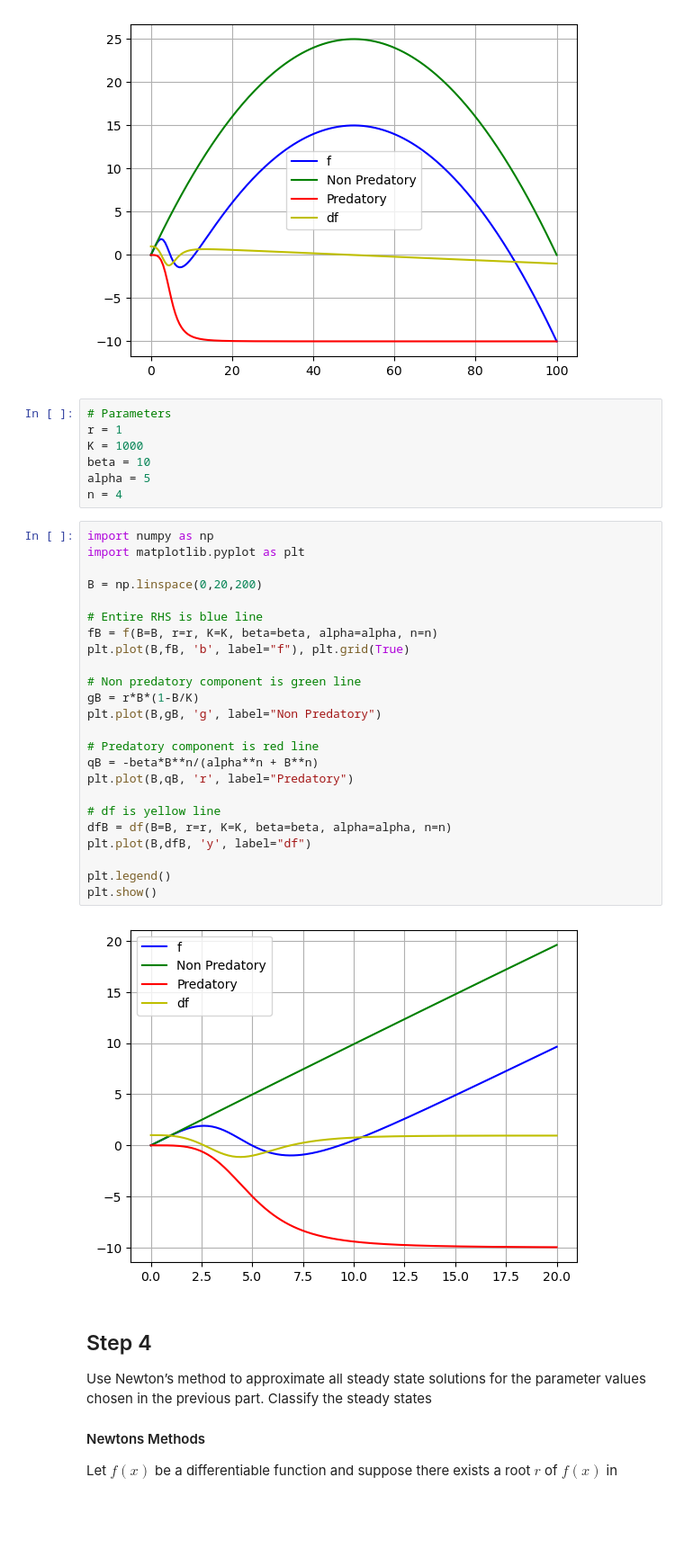
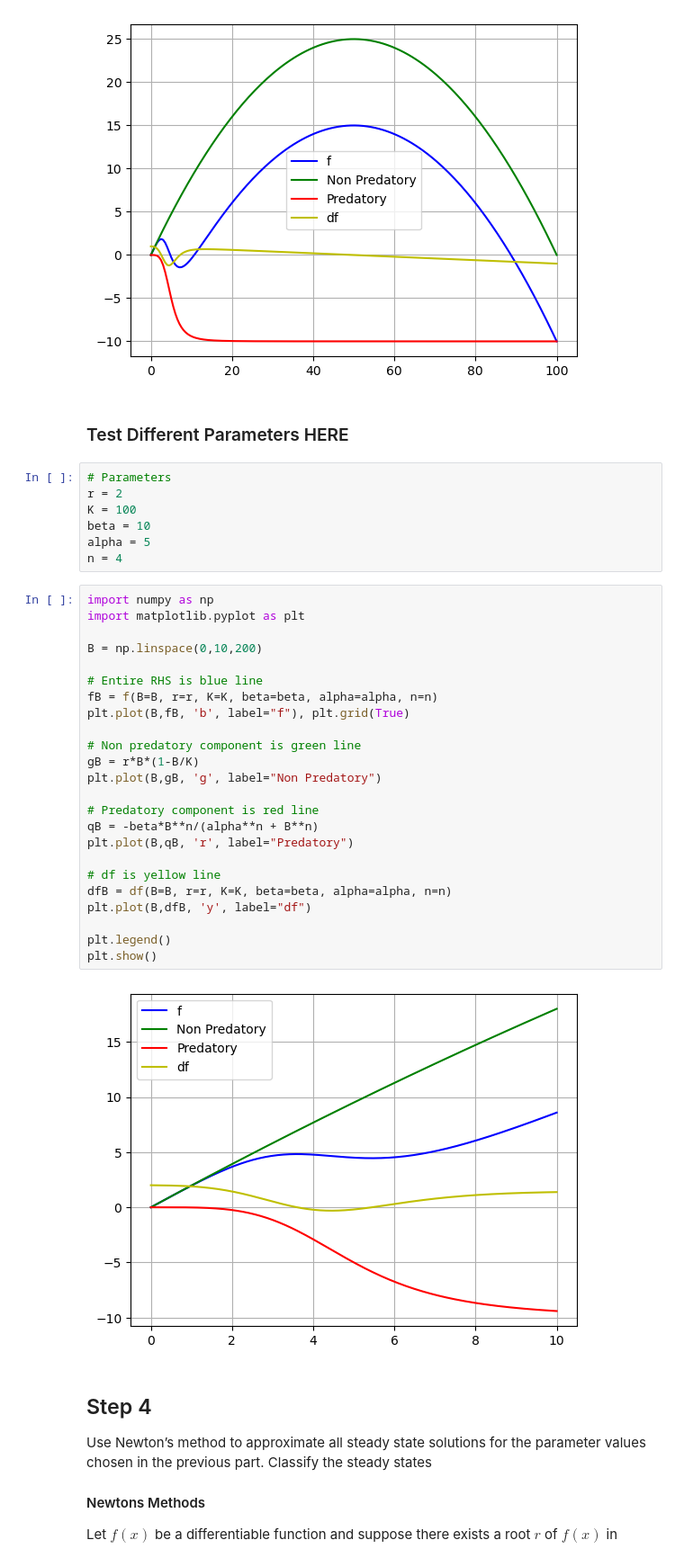
Before and after one commit to SPDonaghy/210_projects, a Jupyter notebook: Project_A.ipynb, the cells around one changed output. Shown at 90% size. Cells and saved outputs as stored; diff of their text form; blank space fills up the shorter version.

Commit message:
protected the working graph cells in step 4 and added duplicate section below to test different parameters

```diff
--- a/Project_A.ipynb
+++ b/Project_A.ipynb
@@ -114,39 +116,41 @@ plt.legend()
 plt.show()
 # %% [output]
 [figure]
+# %% [markdown]
+### Test Different Parameters HERE
 # %%
 # Parameters
-r = 1
-K = 1000
+r = 2
+K = 100
 beta = 10
 alpha = 5
 n = 4
 # %%
 import numpy as np
 import matplotlib.pyplot as plt
 
-B = np.linspace(0,20,200)
+B = np.linspace(0,10,200)
 
 # Entire RHS is blue line
 fB = f(B=B, r=r, K=K, beta=beta, alpha=alpha, n=n)
 plt.plot(B,fB, 'b', label="f"), plt.grid(True)
 
 # Non predatory component is green line
 gB = r*B*(1-B/K)
 plt.plot(B,gB, 'g', label="Non Predatory")
 
 # Predatory component is red line
 qB = -beta*B**n/(alpha**n + B**n)
 plt.plot(B,qB, 'r', label="Predatory")
 
 # df is yellow line
 dfB = df(B=B, r=r, K=K, beta=beta, alpha=alpha, n=n)
 plt.plot(B,dfB, 'y', label="df")
 
 plt.legend()
 plt.show()
 # %% [output]
-[figure, old version]
+[figure, new version]
 # %% [markdown]
 ## Step 4
 Use Newton’s method to approximate all steady state solutions for the parameter values chosen in the
```
Also changed, not shown: parts of 2 cells of this notebook.
